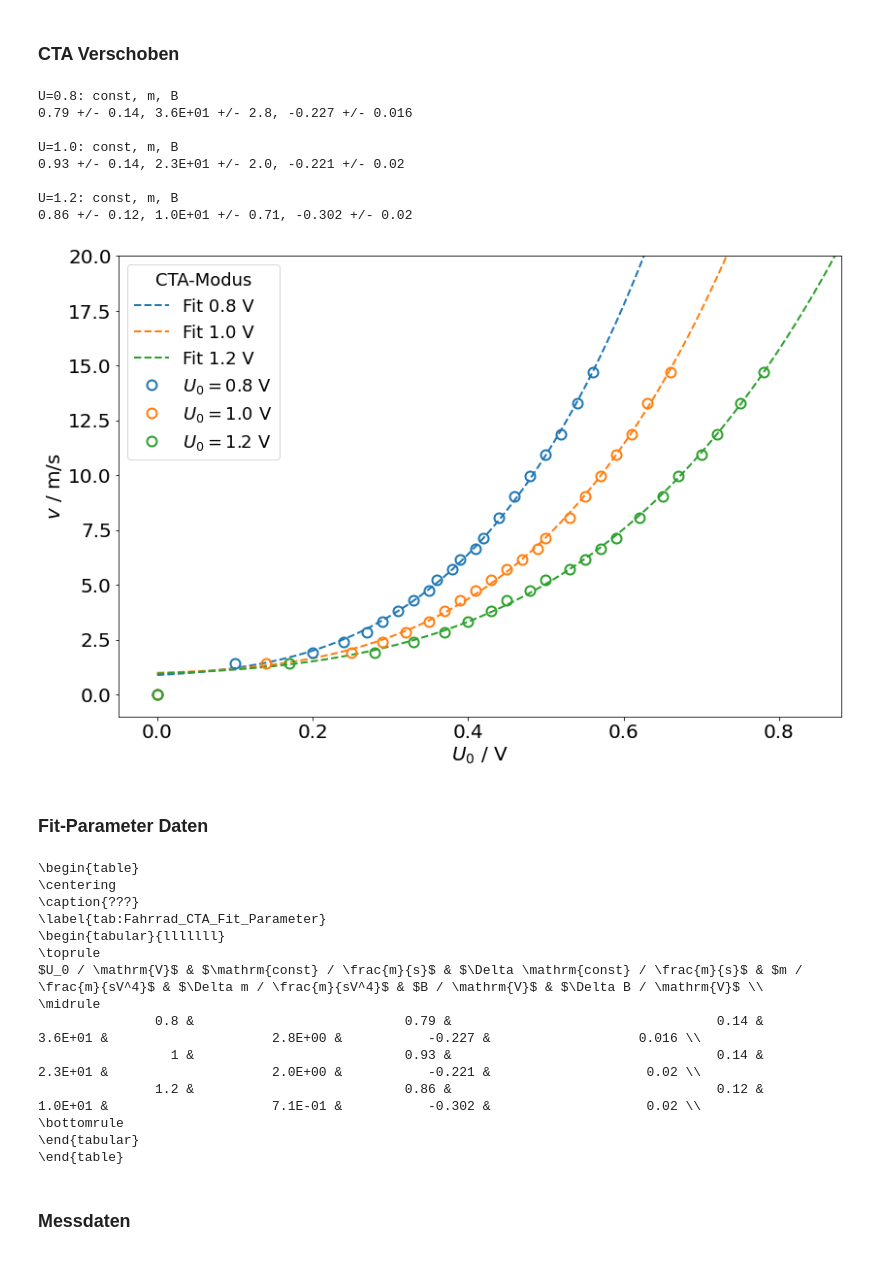
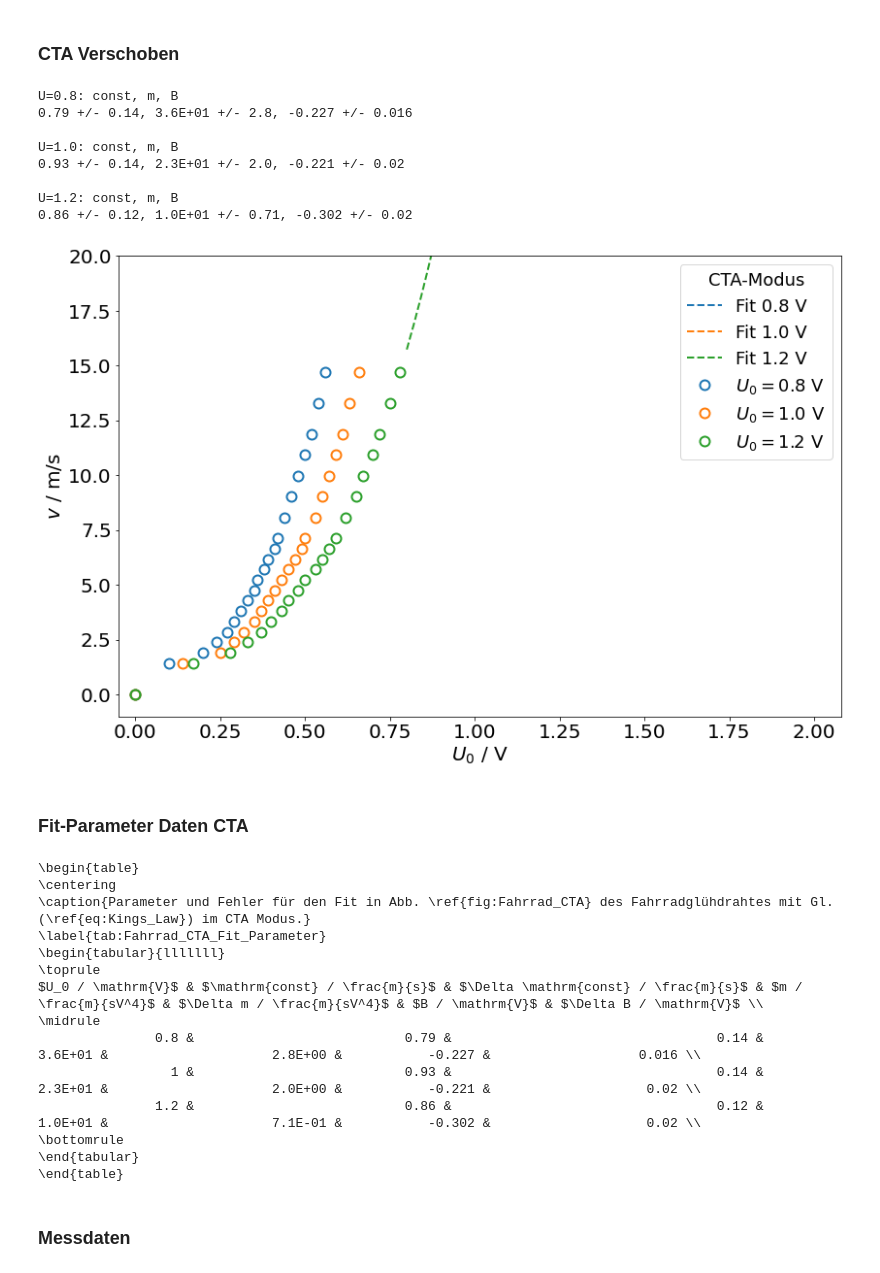
Before and after one commit to T1mors/FPR, a Jupyter notebook: 2 Hitzdraht/3_3_Fahrrad.ipynb, the cells around one changed output. Cells and saved outputs as stored; diff of their text form; code cells hidden in the pictures.

Commit message:
Fahrrad fertig, vor dem Aufräumen der Notebooks

```diff
--- a/2 Hitzdraht/3_3_Fahrrad.ipynb
+++ b/2 Hitzdraht/3_3_Fahrrad.ipynb
@@ -94,9 +94,10 @@ U_0_0_8 = np.array([0.8, 0.9, 1.0, 1.04, 1.07, 1.09, 1.11, 1.13, 1.15, 1.16, 1.1
 U_0_1_0 = np.array([1.0, 1.14, 1.25, 1.29, 1.32, 1.35, 1.37, 1.39, 1.41, 1.43, 1.45, 1.47, 1.49, 1.50, 1.53, 1.55, 1.57, 1.59, 1.61, 1.63, 1.66])
 U_0_1_2 = np.array([1.2, 1.37, 1.48, 1.53, 1.57, 1.60, 1.63, 1.65, 1.68, 1.70, 1.73, 1.75, 1.77, 1.79, 1.82, 1.85, 1.87, 1.90, 1.92, 1.95, 1.98])
 
-U_0_0_8 = U_0_0_8-0.8
-U_0_1_0 = U_0_1_0-1
-U_0_1_2 = U_0_1_2-1.2
+# Moved
+U_0_0_8_m = U_0_0_8-0.8
+U_0_1_0_m = U_0_1_0-1
+U_0_1_2_m = U_0_1_2-1.2
 U_total = np.arange(U_0_0_8[0],3,0.01)
 
 
@@ -104,41 +105,41 @@ fig, ax = plt.subplots(1,1,figsize=(12,8))
 const_vec, m_vec, B_vec = [], [], []
 delta_const_vec, delta_m_vec, delta_B_vec = [], [], []
 
-for i, (data, VOLT) in enumerate(zip([U_0_0_8, U_0_1_0, U_0_1_2], [0.8, 1.0, 1.2])):
+for i, (data, VOLT) in enumerate(zip([U_0_0_8_m, U_0_1_0_m, U_0_1_2_m], [0.8, 1.0, 1.2])):
     ax.errorbar(data, v[0:len(data)], zorder=3, label =f"$U_0 = {VOLT}$ V", c=f"C{i}", fmt="o", ecolor="C3", elinewidth=4, capsize=6, fillstyle="none", markeredgewidth=2)
 
     guess = [0, 1, 0]
     parameters, covariance = curve_fit(Kings_Law, data[1:], v[1:len(data)], p0=guess)
     std_error = np.sqrt(np.diag(covariance))
     fit_y = Kings_Law(U_total, *parameters)
 
     print(f"\nU={VOLT}: const, m, B")
     ((const, m, B), (delta_const, delta_m, delta_B)) = rtr(parameters, std_error, 2)
     print(f"{const} +/- {delta_const}, {m:.1E} +/- {delta_m}, {B} +/- {delta_B}")
     const_vec.append(const), m_vec.append(f"{m:.1E}"), B_vec.append(B), delta_const_vec.append(delta_const), delta_m_vec.append(f"{delta_m:.1E}"), delta_B_vec.append(delta_B)
 
     label=f"Fit {VOLT} V"
     # label=f"$v(U_0)=({{{const}}} \\frac{{m}}{{s}} + {{{m:.1E}}})\ \\cdot (U_0 - {{{B}}} V) \\frac{{m}}{{sV^4}}$"
     ax.plot(U_total, fit_y, ls = "--", c=f"C{i}", label=label, zorder=2)
 ax.set_ylabel("$v$ / m/s")
 ax.set_xlabel("$U_0$ / V")
 ax.set_ylim(bottom=-1, top=20)
 ax.set_xlim(left=-0.05, right=U_0_1_2[-1]+0.1)
 ax.legend(title="CTA-Modus")
 plt.tight_layout()
 plt.savefig("Abb/Fahrrad_3_3_CTA_verschoben.png")
 # %% [output]
 U=0.8: const, m, B
 0.79 +/- 0.14, 3.6E+01 +/- 2.8, -0.227 +/- 0.016
 
 U=1.0: const, m, B
 0.93 +/- 0.14, 2.3E+01 +/- 2.0, -0.221 +/- 0.02
 
 U=1.2: const, m, B
 0.86 +/- 0.12, 1.0E+01 +/- 0.71, -0.302 +/- 0.02
-[figure, old version]
+[figure, new version]
 # %% [markdown]
-### Fit-Parameter Daten
+### Fit-Parameter Daten CTA
 # %%
 U_0 = [0.8, 1.0, 1.2]
 data_dict = {"$U_0 / \mathrm{V}$": U_0, "$\mathrm{const} / \\frac{m}{s}$": const_vec, "$\Delta \mathrm{const} / \\frac{m}{s}$": delta_const_vec,
@@ -153,7 +154,7 @@ with codecs.open("Tabellen/Fahrrad_CTA_Fit_Parameter.txt", "wb", "utf-8") as fil
 # %% [output]
 \begin{table}
 \centering
-\caption{???}
+\caption{Parameter und Fehler für den Fit in Abb. \ref{fig:Fahrrad_CTA} des Fahrradglühdrahtes mit Gl. (\ref{eq:Kings_Law}) im CTA Modus.}
 \label{tab:Fahrrad_CTA_Fit_Parameter}
 \begin{tabular}{lllllll}
 \toprule
```
Also changed, not shown: parts of 16 cells of this notebook, 23 other files.
